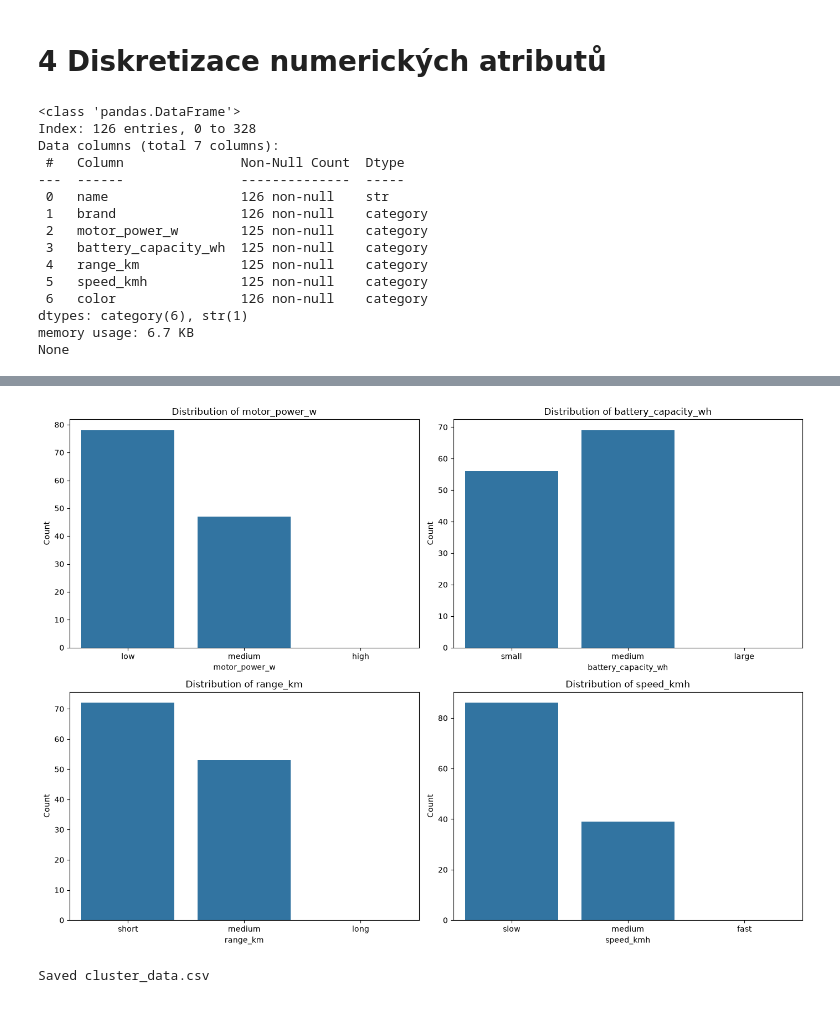
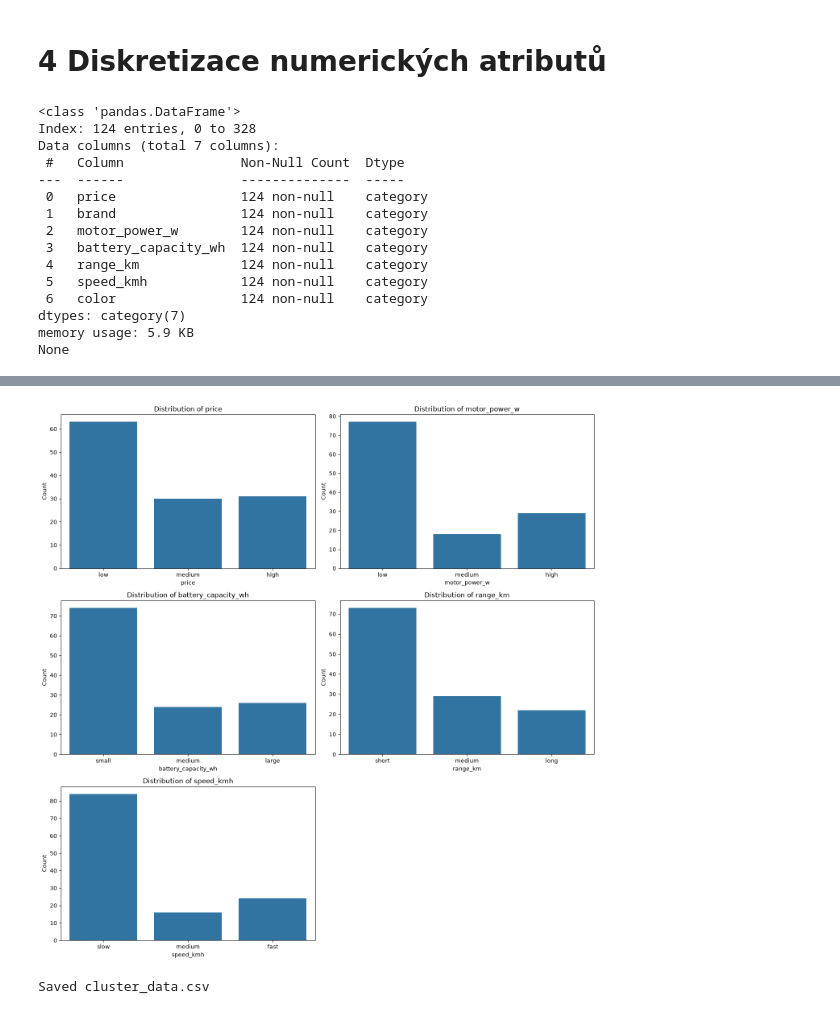
Before and after one commit to ddanlie/UPA-parsing, a Jupyter notebook: task_2_1_clusters.ipynb, the cells around one changed output, grey strips where cells are left out. Drawn from its saved outputs; the diff is of its cells as text; code cells hidden in the pictures.

Commit message:
feat: task 2_2 - price prediction. TODO: documentation

```diff
--- a/task_2_1_clusters.ipynb
+++ b/task_2_1_clusters.ipynb
@@ -19,7 +19,7 @@ data.head(3)
 
 nejsou relevantní `url`, `name` - jsou jenom informativní pro lidí, ne pro statistický model
 # %%
-data = data.drop(columns=["url", "price"])
+data = data.drop(columns=["url", "name"])
 # %% [markdown]
 # 2 Chybějící hodnoty
 
@@ -30,6 +30,15 @@ data = data.drop(columns=["url", "price"])
 # %%
 data["brand"] = data["brand"].cat.add_categories(["Unknown"]).fillna("Unknown")
 data["color"] = data["color"].fillna(data["color"].mode()[0])
+# %%
+numeric_columns = ["price", "motor_power_w", "battery_capacity_wh", "range_km", "speed_kmh"]
+
+# Runs later. affects IQR iteration
+def fill_missing_numeric_values():
+    global data
+    data[numeric_columns] = data[numeric_columns].fillna(
+        data[numeric_columns].median()
+    )
 # %% [markdown]
 # 3 Odlehlé hodnoty
 
@@ -51,9 +60,6 @@ def plot_speed_distribution(data):
 
     fig.tight_layout()
     plt.show()
-
-
-numeric_columns = ["motor_power_w", "battery_capacity_wh", "range_km", "speed_kmh"]
 
 def get_rid_of_price_outliers():
     global data
@@ -100,22 +109,31 @@ labels = {
     "motor_power_w"      : ["low", "medium", "high"],
     "battery_capacity_wh": ["small", "medium", "large"],
     "range_km"           : ["short", "medium", "long"],
-    "speed_kmh"          : ["slow", "medium", "fast"]
+    "speed_kmh"          : ["slow", "medium", "fast"],
+    "price"              : ["low", "medium", "high"]
 }
+
 for numeric_column in numeric_columns:
+    column = data[numeric_column]
+
+    bins = sorted(set([
+        column.min(),
+        column.quantile(0.5),
+        column.quantile(0.75),
+        float("inf")
+    ]))
+
+    column_labels = labels[numeric_column][:len(bins) - 1]
+
     data[numeric_column] = pd.cut(
-        data[numeric_column],
-        bins=[
-            data[numeric_column].min(),
-            data[numeric_column].mean(),
-            data[numeric_column].max(),
-            float("inf")
-        ],
-        labels=labels[numeric_column]
+        column,
+        bins=bins,
+        labels=column_labels,
+        include_lowest=True
     ).astype("category")
 # %%
 def draw_barplots(data):
-    fig, axes = plt.subplots(2, 2, figsize=(14, 10))
+    fig, axes = plt.subplots(3, 2, figsize=(14, 14))
 
     for axis, numeric_column in zip(axes.flat, numeric_columns):
         counts = data[numeric_column].value_counts().reindex(labels[numeric_column], fill_value=0)
@@ -123,6 +141,7 @@ def draw_barplots(data):
         axis.set_title(f"Distribution of {numeric_column}")
         axis.set_ylabel("Count")
 
+    axes.flat[-1].set_visible(False)
     fig.tight_layout()
     plt.show()
 
@@ -132,17 +151,17 @@ display(data.head(5))
 draw_barplots(data)
 # %% [output]
 <class 'pandas.DataFrame'>
-Index: 126 entries, 0 to 328
+Index: 124 entries, 0 to 328
 Data columns (total 7 columns):
  #   Column               Non-Null Count  Dtype
 ---  ------               --------------  -----
- 0   name                 126 non-null    str
- 1   brand                126 non-null    category
- 2   motor_power_w        125 non-null    category
- 3   battery_capacity_wh  125 non-null    category
- 4   range_km             125 non-null    category
- 5   speed_kmh            125 non-null    category
- 6   color                126 non-null    category
-dtypes: category(6), str(1)
-memory usage: 6.7 KB
+ 0   price                124 non-null    category
+ 1   brand                124 non-null    category
+ 2   motor_power_w        124 non-null    category
+ 3   battery_capacity_wh  124 non-null    category
+ 4   range_km             124 non-null    category
+ 5   speed_kmh            124 non-null    category
+ 6   color                124 non-null    category
+dtypes: category(7)
+memory usage: 5.9 KB
 None
@@ -155,4 +174,4 @@ None
-[figure, old version]
+[figure, new version]
 # %%
 data.to_csv("cluster_data.csv", index=False)
 print("Saved cluster_data.csv")
```
Also changed, not shown: parts of 3 cells of this notebook, 1 other file.
